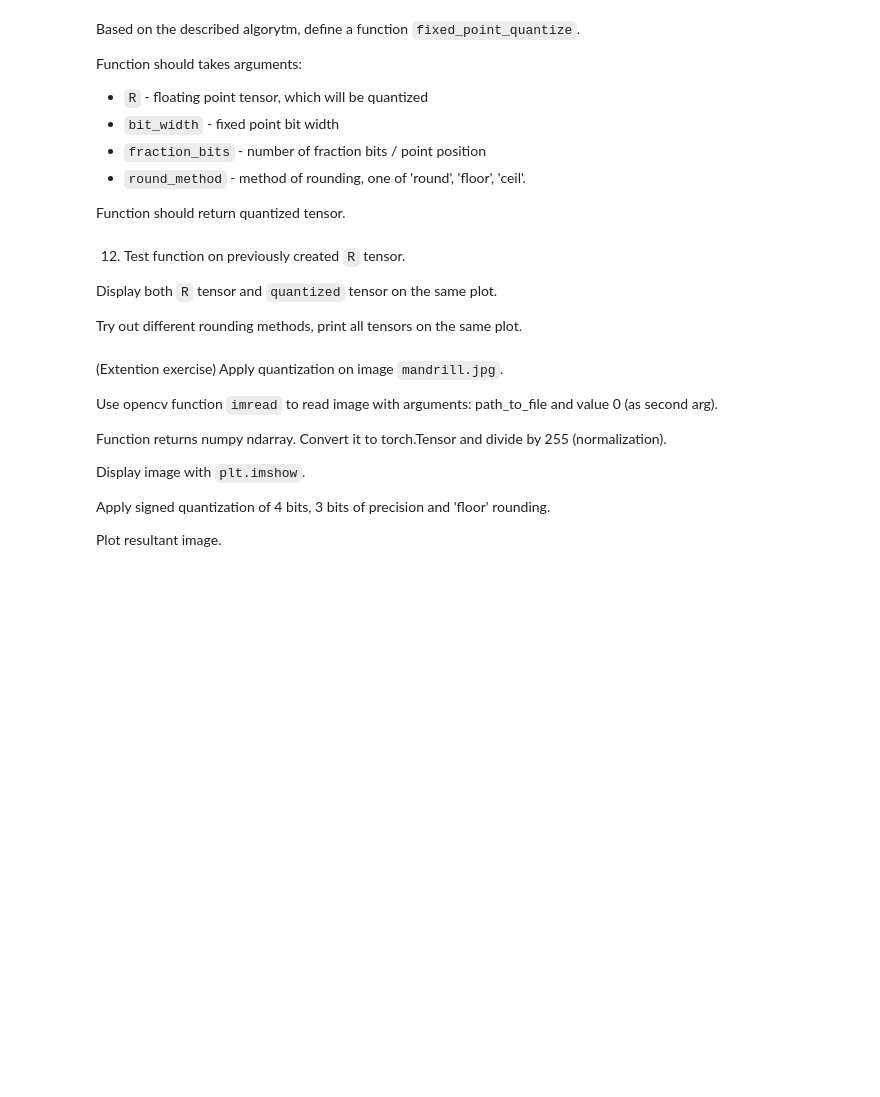
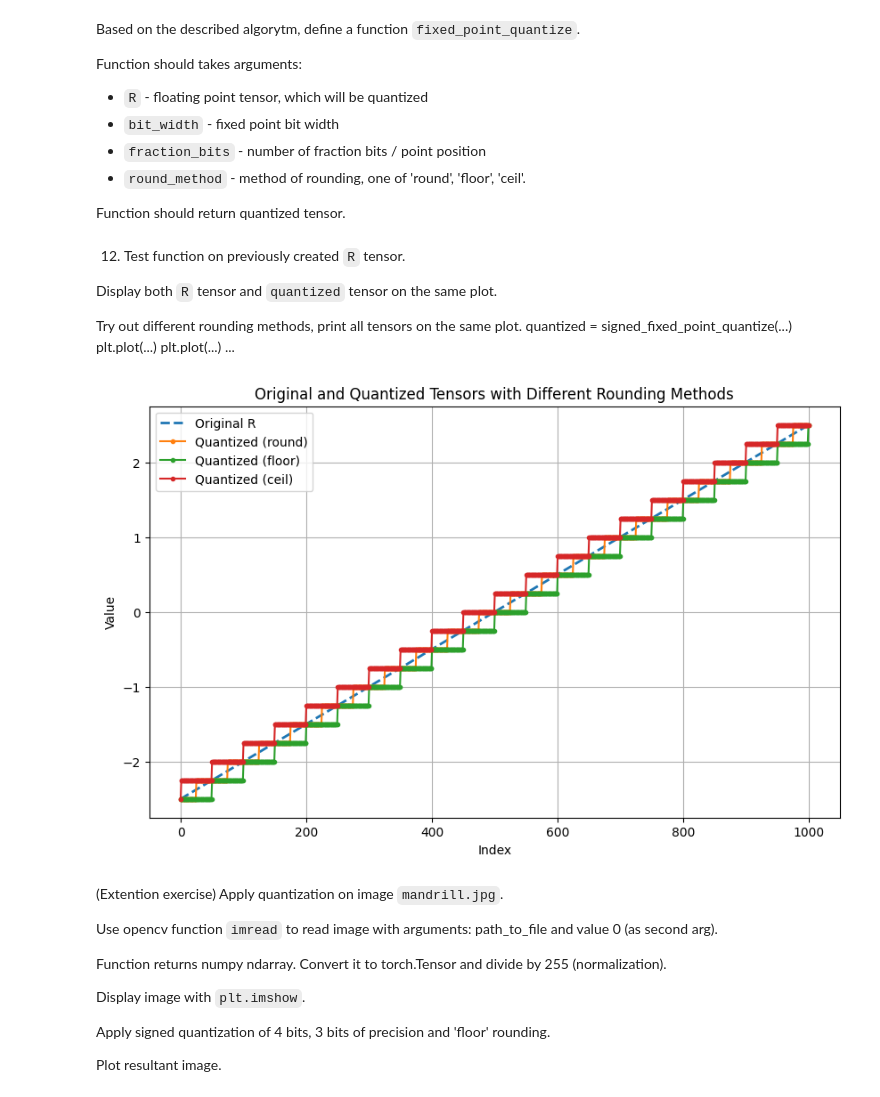
Before and after one commit to Mateleo/EmbeddedAI, a Jupyter notebook: Embedded/lab2/Lab2.ipynb, the cells around one changed output. Cells and saved outputs as stored; diff of their text form; code cells hidden in the pictures; blank space fills up the shorter version.

```diff
--- a/Embedded/lab2/Lab2.ipynb
+++ b/Embedded/lab2/Lab2.ipynb
@@ -329,14 +360,60 @@ def signed_fixed_point_quantize(
+# %%
+def signed_fixed_point_quantize(R, bit_width, fraction_bits, round_method="round"):
+    scale_factor = 2**fraction_bits
+
+    if round_method == "round":
+        quantized = torch.round(R * scale_factor) / scale_factor
+    elif round_method == "floor":
+        quantized = torch.floor(R * scale_factor) / scale_factor
+    elif round_method == "ceil":
+        quantized = torch.ceil(R * scale_factor) / scale_factor
+    else:
+        raise ValueError("Invalid rounding method. Use 'round', 'floor', or 'ceil'.")
+
+    return quantized
 # %% [markdown]
 12. Test function on previously created `R` tensor.
 
 Display both `R` tensor and `quantized` tensor on the same plot.
 
 Try out different rounding methods, print all tensors on the same plot.
+quantized = signed_fixed_point_quantize(...)
+plt.plot(...)
+plt.plot(...)
+...
-# %%
-quantized = signed_fixed_point_quantize(...)
-plt.plot(...)
-plt.plot(...)
-...
+# %%
+import matplotlib.pyplot as plt
+
+# Define the original R tensor
+R = torch.linspace(-2.5, 2.5, 1000)
+
+# Define the parameters for quantization
+bit_width = 4
+fraction_bits = 2
+round_methods = ["round", "floor", "ceil"]
+
+# Create a list to store quantized tensors for different rounding methods
+quantized_tensors = []
+
+# Quantize R tensor for each rounding method and store the results
+for round_method in round_methods:
+    quantized = signed_fixed_point_quantize(R, bit_width, fraction_bits, round_method)
+    quantized_tensors.append(quantized)
+
+# Plot both R and quantized tensors for each rounding method
+plt.figure(figsize=(10, 6))
+plt.plot(R.numpy(), label="Original R", linestyle="--", linewidth=2)
+for i, round_method in enumerate(round_methods):
+    plt.plot(quantized_tensors[i].numpy(), label=f"Quantized ({round_method})", marker='o', markersize=3)
+
+plt.legend()
+plt.xlabel("Index")
+plt.ylabel("Value")
+plt.title("Original and Quantized Tensors with Different Rounding Methods")
+plt.grid(True)
+plt.show()
+# %% [output]
+[figure, added]
 # %% [markdown]
 (Extention exercise) Apply quantization on image `mandrill.jpg`.
 
```
Also changed, not shown: parts of 9 cells of this notebook, 7 other files.
